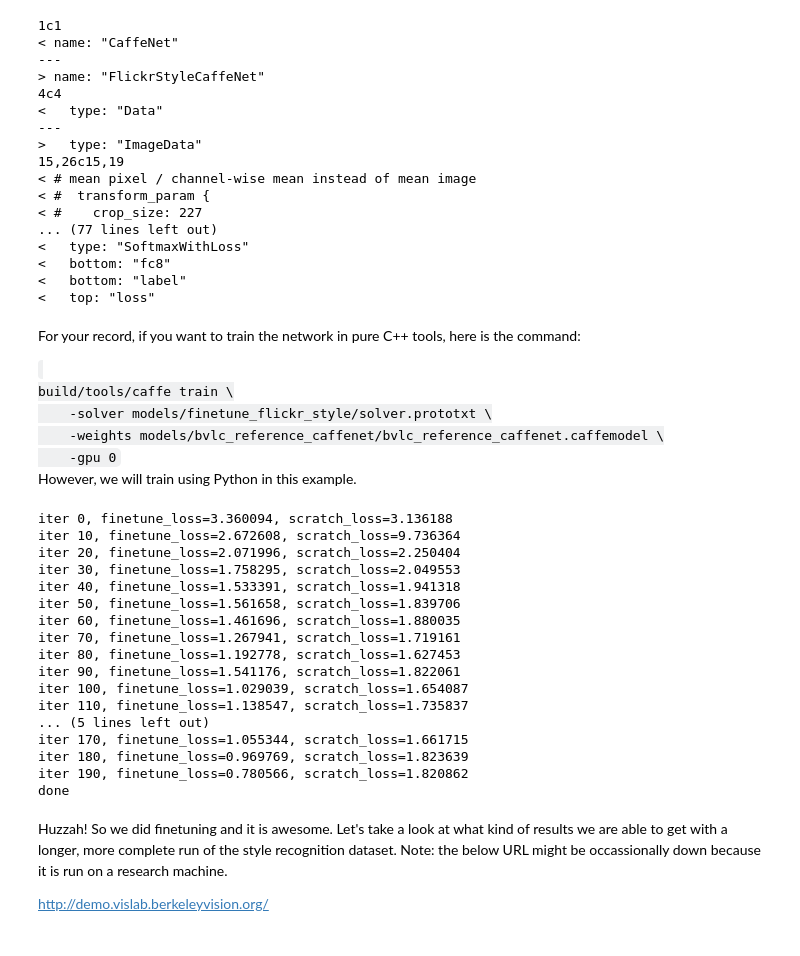
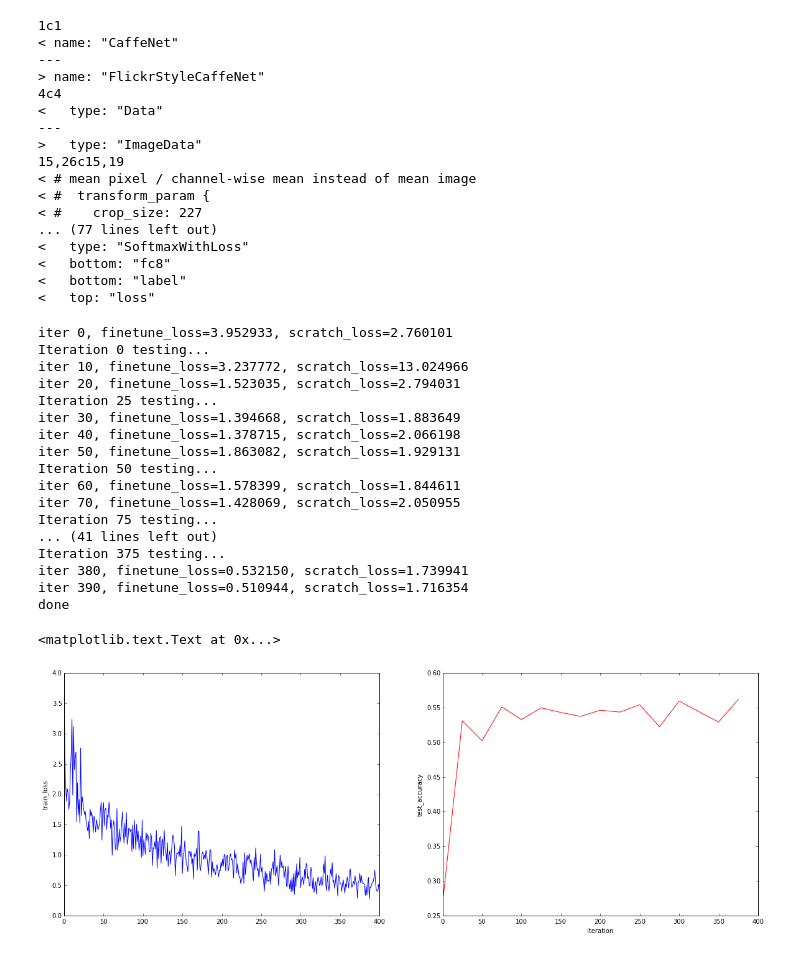
Before and after one commit to auduno/ods-deep-learning-tutorial, a Jupyter notebook: finetuning.ipynb, the cells around one changed output. Drawn from its saved outputs; the diff is of its cells as text; code cells hidden in the pictures.

```diff
--- a/finetuning.ipynb
+++ b/finetuning.ipynb
@@ -44,17 +43,6 @@ Let's show what is the difference between the fine-tuning network and the origin
 <   bottom: "fc8"
 <   bottom: "label"
 <   top: "loss"
-# %% [markdown]
-For your record, if you want to train the network in pure C++ tools, here is the command:
-
-<code>
-build/tools/caffe train \
-    -solver models/finetune_flickr_style/solver.prototxt \
-    -weights models/bvlc_reference_caffenet/bvlc_reference_caffenet.caffemodel \
-    -gpu 0
-</code>
-
-However, we will train using Python in this example.
 # %%
 niter = 400
 test_interval = 25
@@ -62,6 +50,7 @@ test_interval = 25
 train_loss = np.zeros(niter)
 test_acc = zeros(int(np.ceil(niter / test_interval)))
 scratch_train_loss = np.zeros(niter)
+scratch_test_acc = zeros(int(np.ceil(niter / test_interval)))
 
 caffe.set_device(0)
 caffe.set_mode_gpu()
@@ -69,56 +58,60 @@ caffe.set_mode_gpu()
 solver = caffe.SGDSolver('models/finetune_flickr_style/solver.prototxt')
 solver.net.copy_from('models/bvlc_reference_caffenet/bvlc_reference_caffenet.caffemodel')
 # For reference, we also create a solver that does no finetuning.
-#scratch_solver = caffe.SGDSolver('models/finetune_flickr_style/solver.prototxt')
+scratch_solver = caffe.SGDSolver('models/finetune_flickr_style/solver.prototxt')
 
-# We run the solver for niter times, and record the training loss.
+# We run the solver for niter times, and record the training loss and accuracy.
 for it in range(niter):
     solver.step(1)  # SGD by Caffe
-    #scratch_solver.step(1)
+    scratch_solver.step(1)
     # store the train loss
     train_loss[it] = solver.net.blobs['loss'].data
-    #scratch_train_loss[it] = scratch_solver.net.blobs['loss'].data
+    scratch_train_loss[it] = scratch_solver.net.blobs['loss'].data
     if it % 10 == 0:
-        #print 'iter %d, finetune_loss=%f, scratch_loss=%f' % (it, train_loss[it], scratch_train_loss[it])
-        print 'iter %d, finetune_loss=%f' % (it, train_loss[it])
+        print 'iter %d, finetune_loss=%f, scratch_loss=%f' % (it, train_loss[it], scratch_train_loss[it])
+        #print 'iter %d, finetune_loss=%f' % (it, train_loss[it])
     if it % test_interval == 0:
         print 'Iteration', it, 'testing...'
         correct = 0
+        scratch_correct = 0
         for test_it in range(100):
             solver.test_nets[0].forward()
             correct += sum(solver.test_nets[0].blobs['fc8_flickr'].data.argmax(1)
                            == solver.test_nets[0].blobs['label'].data)
+            scratch_solver.test_nets[0].forward()
+            scratch_correct += sum(scratch_solver.test_nets[0].blobs['fc8_flickr'].data.argmax(1)
+                           == scratch_solver.test_nets[0].blobs['label'].data)
         test_acc[it // test_interval] = correct / 5000.
+        scratch_test_acc[it // test_interval] = scratch_correct / 5000.
 print 'done'
 # %% [output]
-iter 0, finetune_loss=3.360094, scratch_loss=3.136188
-iter 10, finetune_loss=2.672608, scratch_loss=9.736364
-iter 20, finetune_loss=2.071996, scratch_loss=2.250404
-iter 30, finetune_loss=1.758295, scratch_loss=2.049553
-iter 40, finetune_loss=1.533391, scratch_loss=1.941318
-iter 50, finetune_loss=1.561658, scratch_loss=1.839706
-iter 60, finetune_loss=1.461696, scratch_loss=1.880035
-iter 70, finetune_loss=1.267941, scratch_loss=1.719161
-iter 80, finetune_loss=1.192778, scratch_loss=1.627453
-iter 90, finetune_loss=1.541176, scratch_loss=1.822061
-iter 100, finetune_loss=1.029039, scratch_loss=1.654087
-iter 110, finetune_loss=1.138547, scratch_loss=1.735837
-... (5 lines left out)
-iter 170, finetune_loss=1.055344, scratch_loss=1.661715
-iter 180, finetune_loss=0.969769, scratch_loss=1.823639
-iter 190, finetune_loss=0.780566, scratch_loss=1.820862
+iter 0, finetune_loss=3.952933, scratch_loss=2.760101
+Iteration 0 testing...
+iter 10, finetune_loss=3.237772, scratch_loss=13.024966
+iter 20, finetune_loss=1.523035, scratch_loss=2.794031
+Iteration 25 testing...
+iter 30, finetune_loss=1.394668, scratch_loss=1.883649
+iter 40, finetune_loss=1.378715, scratch_loss=2.066198
+iter 50, finetune_loss=1.863082, scratch_loss=1.929131
+Iteration 50 testing...
+iter 60, finetune_loss=1.578399, scratch_loss=1.844611
+iter 70, finetune_loss=1.428069, scratch_loss=2.050955
+Iteration 75 testing...
+... (41 lines left out)
+Iteration 375 testing...
+iter 380, finetune_loss=0.532150, scratch_loss=1.739941
+iter 390, finetune_loss=0.510944, scratch_loss=1.716354
 done
 # %%
-# plot training loss and accuracy
+# plot training loss and accuracy for finetuned model
 rcParams['figure.figsize'] = (20, 7)
 pl1 = subplot(1,2,1)
 pl1.plot(arange(niter), train_loss)
 pl1.set_ylabel('train_loss')
 pl2 = subplot(1,2,2)
-pl2.plot(test_interval * arange(len(test_acc)), test_acc*0.1, 'r')
+pl2.plot(test_interval * arange(len(test_acc)), test_acc, 'r')
 pl2.set_ylabel('test_accuracy')
 pl2.set_xlabel('iteration')
+# %% [output]
+<matplotlib.text.Text at 0x...>
+[figure, added]
-# %% [markdown]
-Huzzah! So we did finetuning and it is awesome. Let's take a look at what kind of results we are able to get with a longer, more complete run of the style recognition dataset. Note: the below URL might be occassionally down because it is run on a research machine.
-
-http://demo.vislab.berkeleyvision.org/
```
Also changed, not shown: parts of 2 cells of this notebook, 3 other files.
